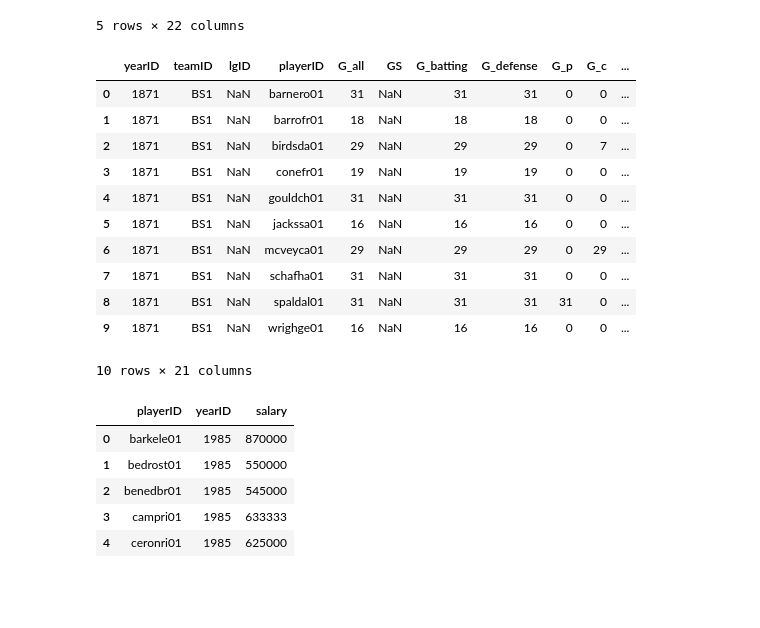
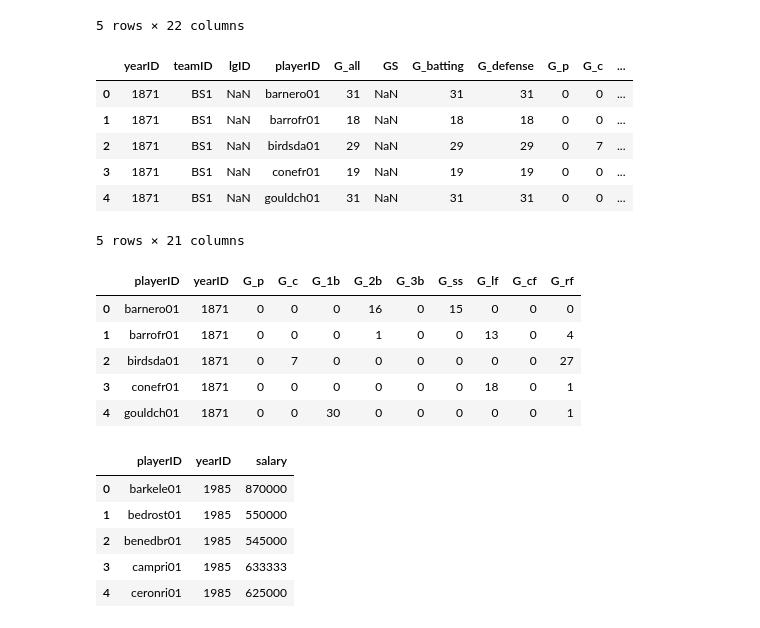
Before and after one commit to nckathleen/Moneyball, a Jupyter notebook: Moneyball.ipynb, the cells around one changed output. Cells and saved outputs as stored; diff of their text form; code cells hidden in the pictures; blank space fills up the shorter version.

```diff
--- a/Moneyball.ipynb
+++ b/Moneyball.ipynb
@@ -40,20 +40,25 @@ m_batting.head()
 | 4 | ansonca01 | 1871 | 1 | RC1 | NaN | 25 | 120 | 29 | 39 | 11 | ... | ... |
 5 rows × 22 columns
 # %%
-m_positions.head(10)
+m_positions.head()
 # %% [output]
 |  | yearID | teamID | lgID | playerID | G_all | GS | G_batting | G_defense | G_p | G_c | ... |
 | 0 | 1871 | BS1 | NaN | barnero01 | 31 | NaN | 31 | 31 | 0 | 0 | ... |
 | 1 | 1871 | BS1 | NaN | barrofr01 | 18 | NaN | 18 | 18 | 0 | 0 | ... |
 | 2 | 1871 | BS1 | NaN | birdsda01 | 29 | NaN | 29 | 29 | 0 | 7 | ... |
 | 3 | 1871 | BS1 | NaN | conefr01 | 19 | NaN | 19 | 19 | 0 | 0 | ... |
 | 4 | 1871 | BS1 | NaN | gouldch01 | 31 | NaN | 31 | 31 | 0 | 0 | ... |
-| 5 | 1871 | BS1 | NaN | jackssa01 | 16 | NaN | 16 | 16 | 0 | 0 | ... |
-| 6 | 1871 | BS1 | NaN | mcveyca01 | 29 | NaN | 29 | 29 | 0 | 29 | ... |
-| 7 | 1871 | BS1 | NaN | schafha01 | 31 | NaN | 31 | 31 | 0 | 0 | ... |
-| 8 | 1871 | BS1 | NaN | spaldal01 | 31 | NaN | 31 | 31 | 31 | 0 | ... |
-| 9 | 1871 | BS1 | NaN | wrighge01 | 16 | NaN | 16 | 16 | 0 | 0 | ... |
-10 rows × 21 columns
+5 rows × 21 columns
+# %%
+positions = m_positions[['playerID', 'yearID', 'G_p', 'G_c', 'G_1b', 'G_2b', 'G_3b','G_ss', 'G_lf', 'G_cf', 'G_rf']]
+positions.head()
+# %% [output]
+|  | playerID | yearID | G_p | G_c | G_1b | G_2b | G_3b | G_ss | G_lf | G_cf | G_rf |
+| 0 | barnero01 | 1871 | 0 | 0 | 0 | 16 | 0 | 15 | 0 | 0 | 0 |
+| 1 | barrofr01 | 1871 | 0 | 0 | 0 | 1 | 0 | 0 | 13 | 0 | 4 |
+| 2 | birdsda01 | 1871 | 0 | 7 | 0 | 0 | 0 | 0 | 0 | 0 | 27 |
+| 3 | conefr01 | 1871 | 0 | 0 | 0 | 0 | 0 | 0 | 18 | 0 | 1 |
+| 4 | gouldch01 | 1871 | 0 | 0 | 30 | 0 | 0 | 0 | 0 | 0 | 1 |
 # %%
 salaries = m_salaries[['playerID', 'yearID', 'salary']]
 salaries.head()
```
Also changed, not shown: parts of 11 cells of this notebook.
